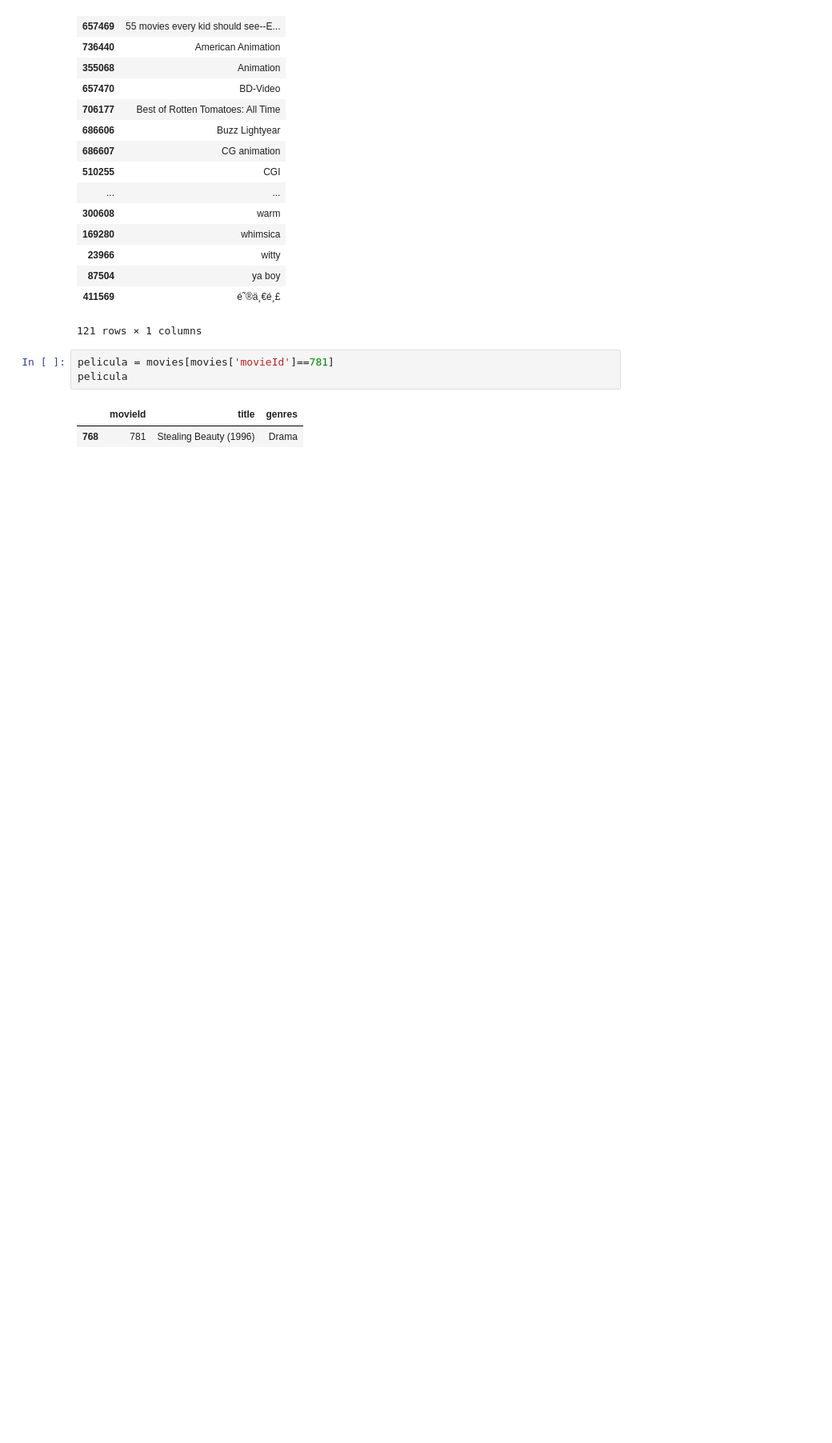
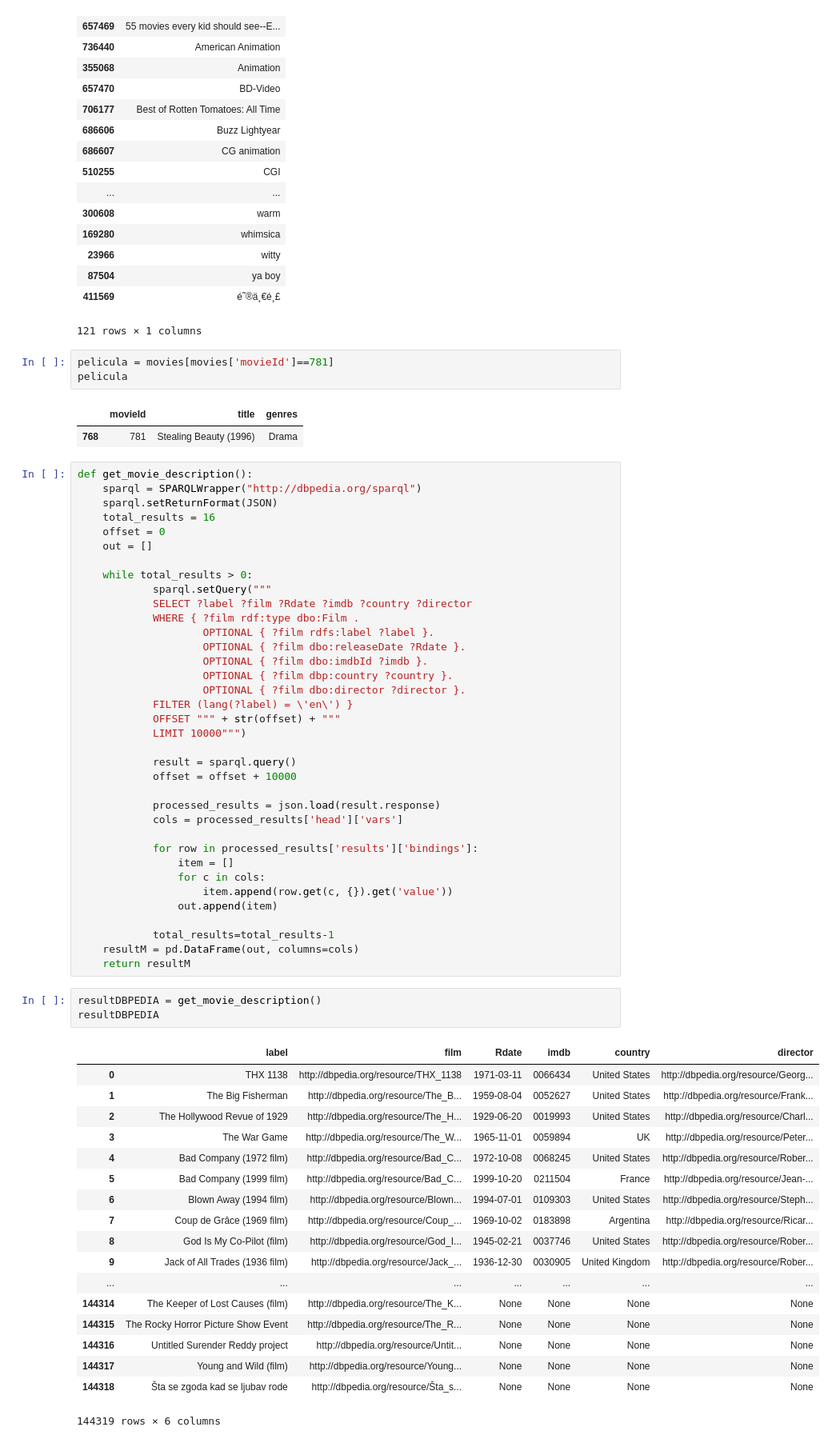
Before and after one commit to sergioperezf/mine4201-taller3, a Jupyter notebook: Taller 3.ipynb, the cells around one changed output. Shown at 80% size. Cells and saved outputs as stored; diff of their text form; blank space fills up the shorter version.

```diff
--- a/Taller 3.ipynb
+++ b/Taller 3.ipynb
@@ -215,3 +217,61 @@ pelicula
 # %% [output]
 |  | movieId | title | genres |
 | 768 | 781 | Stealing Beauty (1996) | Drama |
+# %%
+def get_movie_description():
+    sparql = SPARQLWrapper("http://dbpedia.org/sparql")
+    sparql.setReturnFormat(JSON)
+    total_results = 16
+    offset = 0
+    out = []
+
+    while total_results > 0:
+            sparql.setQuery("""
+            SELECT ?label ?film ?Rdate ?imdb ?country ?director
+            WHERE { ?film rdf:type dbo:Film .
+                    OPTIONAL { ?film rdfs:label ?label }.
+                    OPTIONAL { ?film dbo:releaseDate ?Rdate }.
+                    OPTIONAL { ?film dbo:imdbId ?imdb }.
+                    OPTIONAL { ?film dbp:country ?country }.
+                    OPTIONAL { ?film dbo:director ?director }.
+            FILTER (lang(?label) = \'en\') }
+            OFFSET """ + str(offset) + """
+            LIMIT 10000""")
+
+            result = sparql.query()
+            offset = offset + 10000
+
+            processed_results = json.load(result.response)
+            cols = processed_results['head']['vars']
+
+            for row in processed_results['results']['bindings']:
+                item = []
+                for c in cols:
+                    item.append(row.get(c, {}).get('value'))
+                out.append(item)
+
+            total_results=total_results-1
+    resultM = pd.DataFrame(out, columns=cols)
+    return resultM
+# %%
+resultDBPEDIA = get_movie_description()
+resultDBPEDIA
+# %% [output]
+|  | label | film | Rdate | imdb | country | director |
+| 0 | THX 1138 | http://dbpedia.org/resource/THX_1138 | 1971-03-11 | 0066434 | United States | http://dbpedia.org/resource/Georg... |
+| 1 | The Big Fisherman | http://dbpedia.org/resource/The_B... | 1959-08-04 | 0052627 | United States | http://dbpedia.org/resource/Frank... |
+| 2 | The Hollywood Revue of 1929 | http://dbpedia.org/resource/The_H... | 1929-06-20 | 0019993 | United States | http://dbpedia.org/resource/Charl... |
+| 3 | The War Game | http://dbpedia.org/resource/The_W... | 1965-11-01 | 0059894 | UK | http://dbpedia.org/resource/Peter... |
+| 4 | Bad Company (1972 film) | http://dbpedia.org/resource/Bad_C... | 1972-10-08 | 0068245 | United States | http://dbpedia.org/resource/Rober... |
+| 5 | Bad Company (1999 film) | http://dbpedia.org/resource/Bad_C... | 1999-10-20 | 0211504 | France | http://dbpedia.org/resource/Jean-... |
+| 6 | Blown Away (1994 film) | http://dbpedia.org/resource/Blown... | 1994-07-01 | 0109303 | United States | http://dbpedia.org/resource/Steph... |
+| 7 | Coup de Grâce (1969 film) | http://dbpedia.org/resource/Coup_... | 1969-10-02 | 0183898 | Argentina | http://dbpedia.org/resource/Ricar... |
+| 8 | God Is My Co-Pilot (film) | http://dbpedia.org/resource/God_I... | 1945-02-21 | 0037746 | United States | http://dbpedia.org/resource/Rober... |
+| 9 | Jack of All Trades (1936 film) | http://dbpedia.org/resource/Jack_... | 1936-12-30 | 0030905 | United Kingdom | http://dbpedia.org/resource/Rober... |
+| ... | ... | ... | ... | ... | ... | ... |
+| 144314 | The Keeper of Lost Causes (film) | http://dbpedia.org/resource/The_K... | None | None | None | None |
+| 144315 | The Rocky Horror Picture Show Event | http://dbpedia.org/resource/The_R... | None | None | None | None |
+| 144316 | Untitled Surender Reddy project | http://dbpedia.org/resource/Untit... | None | None | None | None |
+| 144317 | Young and Wild (film) | http://dbpedia.org/resource/Young... | None | None | None | None |
+| 144318 | Šta se zgoda kad se ljubav rode | http://dbpedia.org/resource/Šta_s... | None | None | None | None |
+144319 rows × 6 columns
```
Also changed, not shown: parts of 1 cell of this notebook.
